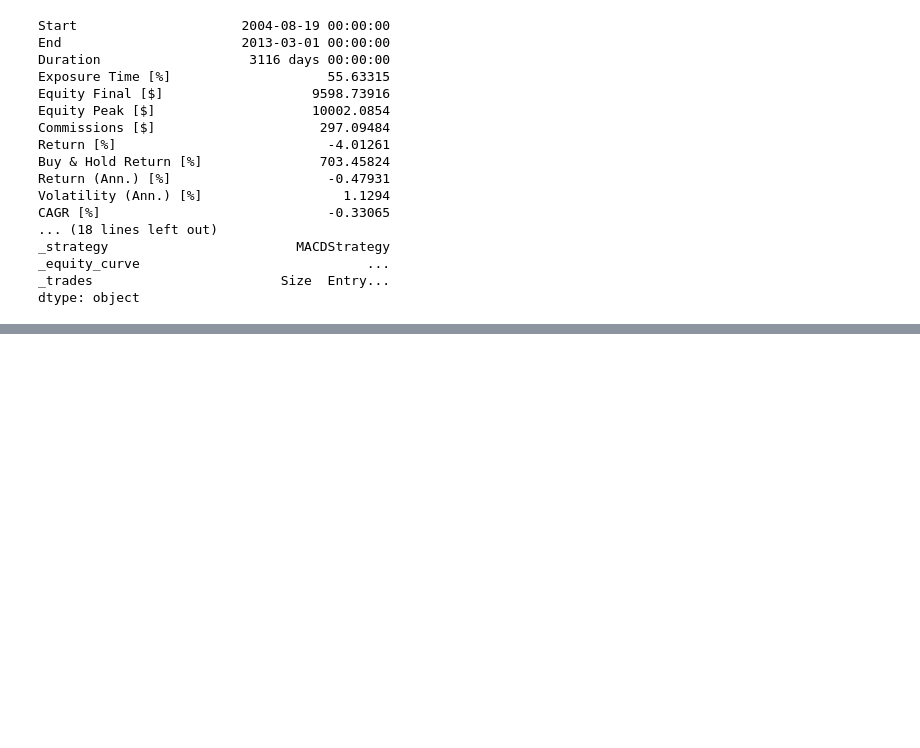
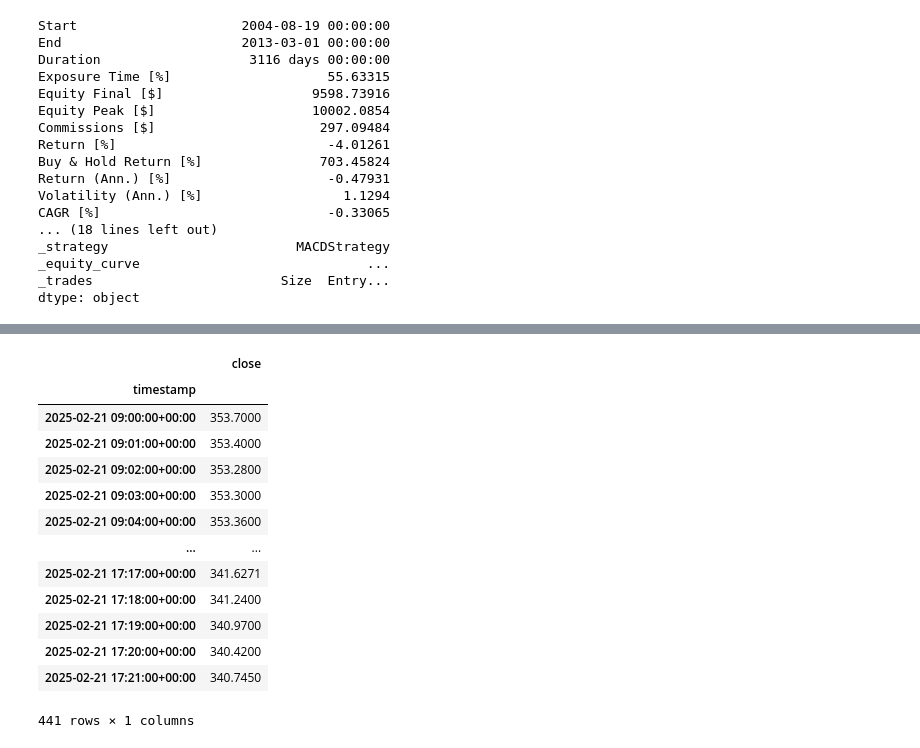
Before and after one commit to Ryan-Kung/Quant-Forge, a Jupyter notebook: backtesting_test.ipynb, the cells around one changed output, grey strips where cells are left out. Saved outputs shown, nothing was run; the diff lists cells and outputs as text; code cells hidden in the pictures; blank space fills up the shorter version.

```diff
--- a/backtesting_test.ipynb
+++ b/backtesting_test.ipynb
@@ -137,0 +205,32 @@ market_order = trading_client.submit_order(
+# %%
+import alpaca_trade_api as tradeapi
+import pandas as pd
+import time
+
+BASE_URL = "https://paper-api.alpaca.markets"
+
+api = tradeapi.REST(alpaca_key, secret_key, BASE_URL, api_version='v2')
+
+def get_data(symbol, limit=3630):
+    barset = api.get_bars(symbol, timeframe='1Min', limit=limit).df
+    df = barset[['close']].copy()
+    df['close'] = df['close'].astype(float)
+    return df
+SYMBOL = 'TSLA'
+
+get_data(SYMBOL)
+# %% [output]
+|  | close |
+| timestamp |  |
+| 2025-02-21 09:00:00+00:00 | 353.7000 |
+| 2025-02-21 09:01:00+00:00 | 353.4000 |
+| 2025-02-21 09:02:00+00:00 | 353.2800 |
+| 2025-02-21 09:03:00+00:00 | 353.3000 |
+| 2025-02-21 09:04:00+00:00 | 353.3600 |
+| ... | ... |
+| 2025-02-21 17:17:00+00:00 | 341.6271 |
+| 2025-02-21 17:18:00+00:00 | 341.2400 |
+| 2025-02-21 17:19:00+00:00 | 340.9700 |
+| 2025-02-21 17:20:00+00:00 | 340.4200 |
+| 2025-02-21 17:21:00+00:00 | 340.7450 |
+441 rows × 1 columns
```
Also changed, not shown: parts of 13 cells of this notebook.
